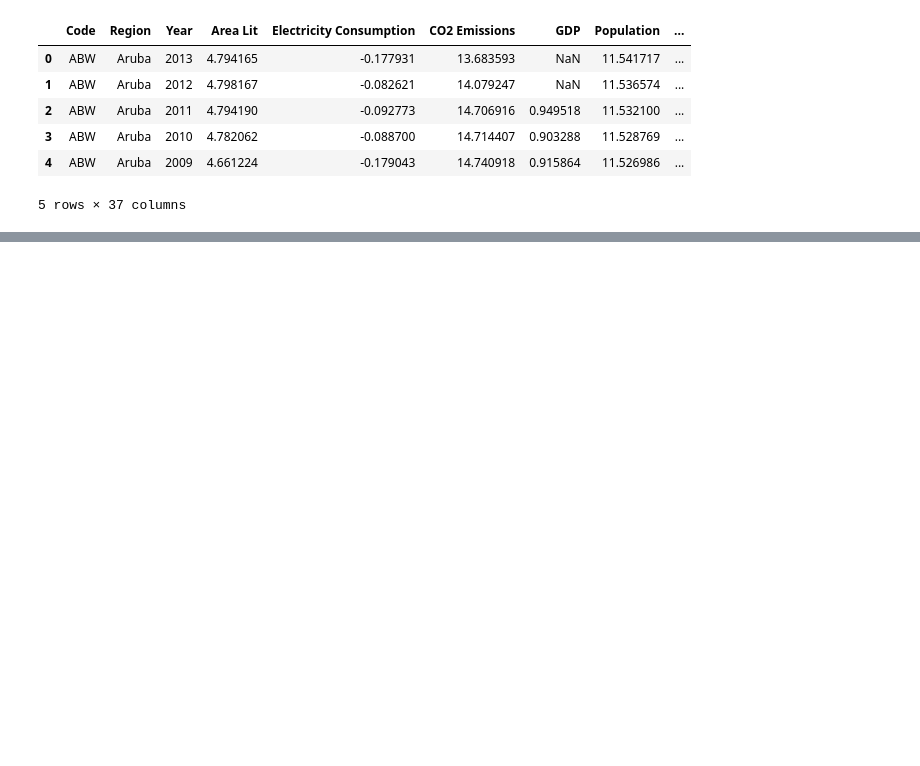
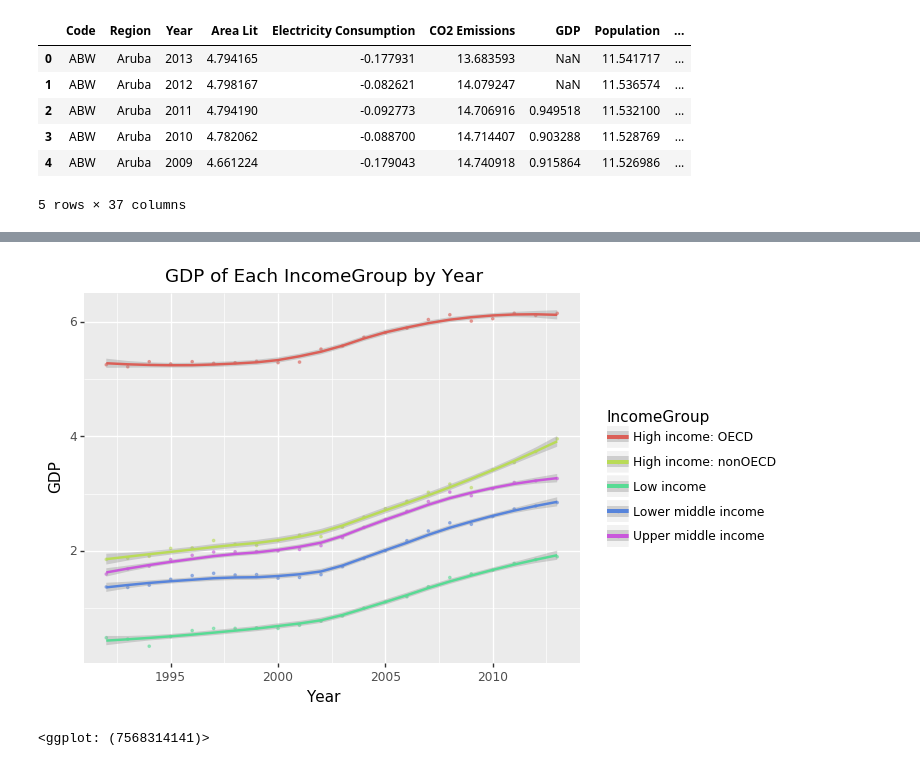
Before and after one commit to xiaomanluo/world_nightlight, a Jupyter notebook: nightlight.ipynb, the cells around one changed output, grey strips where cells are left out. Drawn from its saved outputs; the diff is of its cells as text; code cells hidden in the pictures; blank space fills up the shorter version.

```diff
--- a/nightlight.ipynb
+++ b/nightlight.ipynb
@@ -436,0 +263,5 @@ list(ind_merged)
+# %%
+fea_trend('IncomeGroup', 'GDP')
+# %% [output]
+[figure, added]
+<ggplot: (7568314141)>
```
Also changed, not shown: parts of 78 cells of this notebook.
